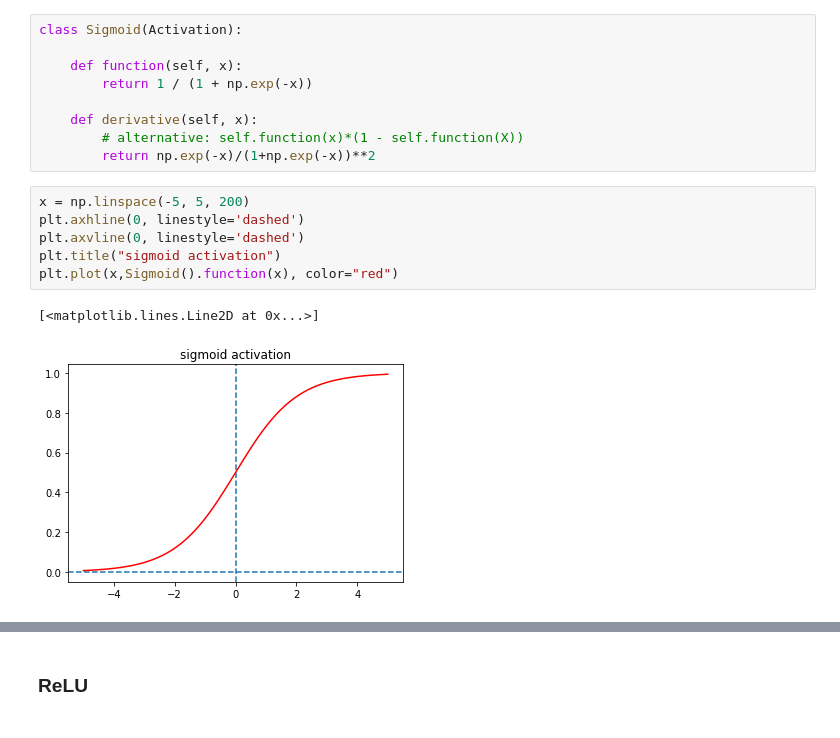
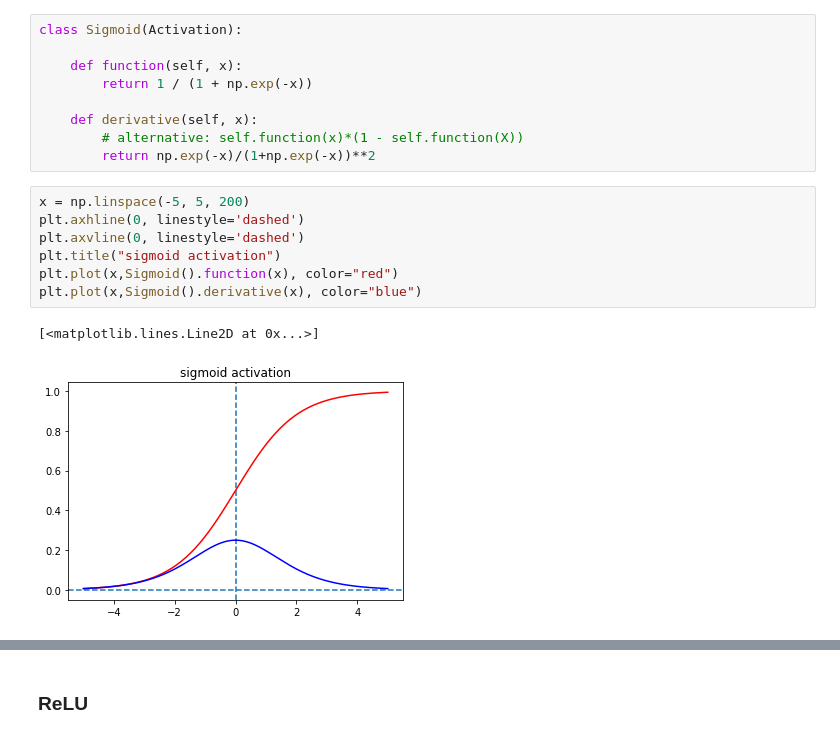
Before and after one commit to Mrpatekful/numpyml, a Jupyter notebook: mlp_numpy.ipynb, the cells around one changed output, grey strips where cells are left out. Saved outputs shown, nothing was run; the diff lists cells and outputs as text.

```diff
--- a/mlp_numpy.ipynb
+++ b/mlp_numpy.ipynb
@@ -42,9 +43,10 @@ class Sigmoid(Activation):
 # %%
 x = np.linspace(-5, 5, 200)
 plt.axhline(0, linestyle='dashed')
 plt.axvline(0, linestyle='dashed')
 plt.title("sigmoid activation")
 plt.plot(x,Sigmoid().function(x), color="red")
+plt.plot(x,Sigmoid().derivative(x), color="blue")
 # %% [output]
 [<matplotlib.lines.Line2D at 0x...>]
-[figure, old version]
+[figure, new version]
```
Also changed, not shown: parts of 9 cells of this notebook.
